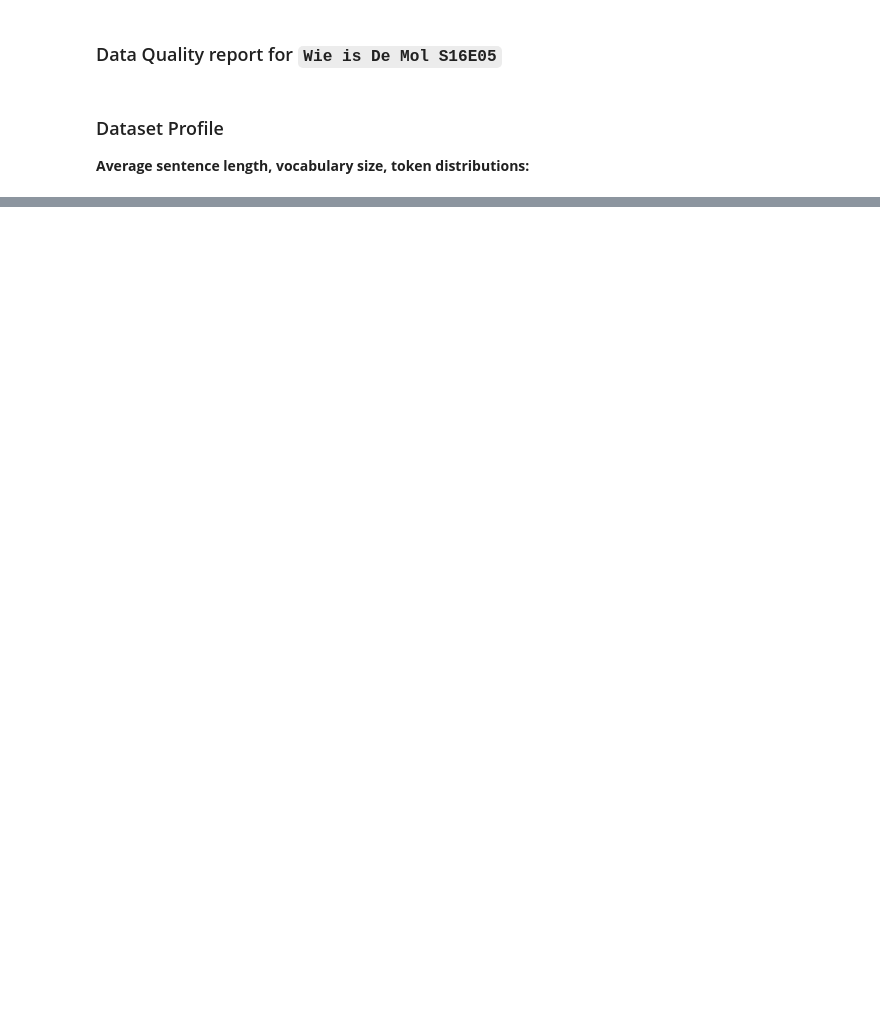
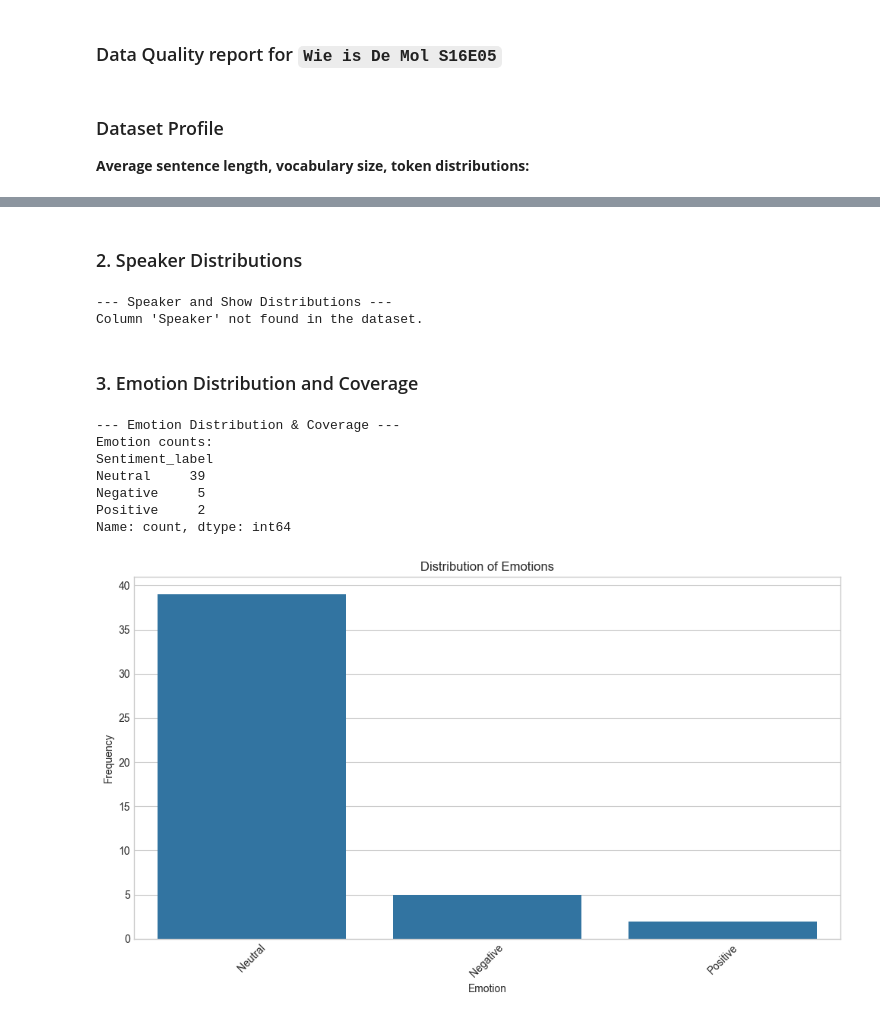
Before and after one commit to koen18138/NLP_emotion_detection, a Jupyter notebook: nlp_cia/src/data_quality_report.ipynb, the cells around one changed output, grey strips where cells are left out. Saved outputs shown, nothing was run; the diff lists cells and outputs as text; code cells hidden in the pictures; blank space fills up the shorter version.

```diff
--- a/nlp_cia/src/data_quality_report.ipynb
+++ b/nlp_cia/src/data_quality_report.ipynb
@@ -79,0 +84,55 @@ plt.show()
+# %% [markdown]
+### 2. Speaker Distributions
+# %%
+# --- Speaker and Show Distributions ---
+print("\n--- Speaker and Show Distributions ---")
+plt.style.use('seaborn-v0_8-whitegrid')
+try:
+    # Speaker distribution
+    speaker_counts = df['Speaker'].value_counts()
+    print(f"\nTop 10 speakers:\n{speaker_counts.head(10)}")
+
+    plt.figure(figsize=(12, 6))
+    speaker_counts.head(20).plot(kind='bar')
+    plt.title('Top 20 Speaker Distribution')
+    plt.xlabel('Speaker ID')
+    plt.ylabel('Number of Utterances')
+    plt.xticks(rotation=45, ha='right')
+    plt.tight_layout()
+    plt.show()
+except KeyError:
+    print("Column 'Speaker' not found in the dataset.")
+# %% [output]
+--- Speaker and Show Distributions ---
+Column 'Speaker' not found in the dataset.
+# %% [markdown]
+
+### 3. Emotion Distribution and Coverage
+# %%
+# --- Emotion Distribution & Coverage ---
+print("\n--- Emotion Distribution & Coverage ---")
+
+
+# Map numerical values to sentiment labels
+sentiment_map = {0: "Negative", 1: "Neutral", 2: "Positive"}
+df['Sentiment_label'] = df['Predicted_sentiment'].map(sentiment_map)
+emotion_counts = df['Sentiment_label'].value_counts()
+print(f"Emotion counts:\n{emotion_counts}")
+
+plt.figure(figsize=(10, 6))
+sns.barplot(x=emotion_counts.index, y=emotion_counts.values)
+plt.title('Distribution of Emotions')
+plt.xlabel('Emotion')
+plt.ylabel('Frequency')
+plt.xticks(rotation=45)
+plt.tight_layout()
+plt.show()
+# %% [output]
+--- Emotion Distribution & Coverage ---
+Emotion counts:
+Sentiment_label
+Neutral     39
+Negative     5
+Positive     2
+Name: count, dtype: int64
+[figure, added]
```
Also changed, not shown: parts of 8 cells of this notebook.
